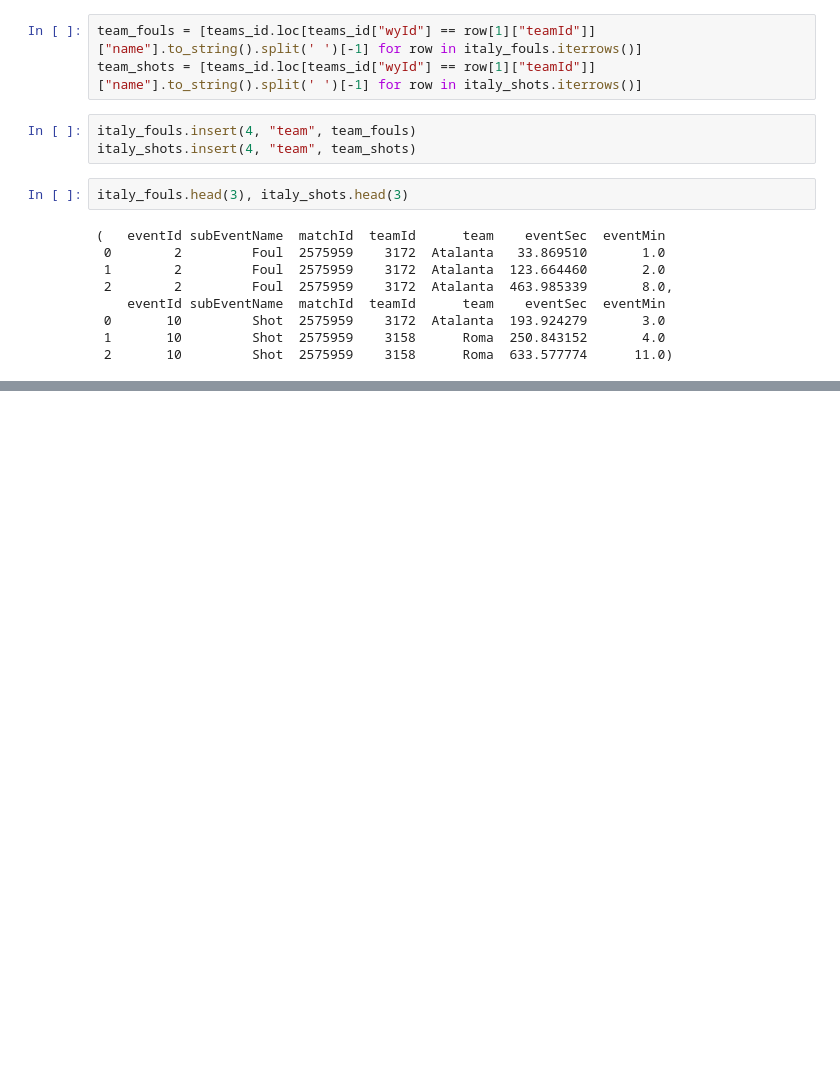
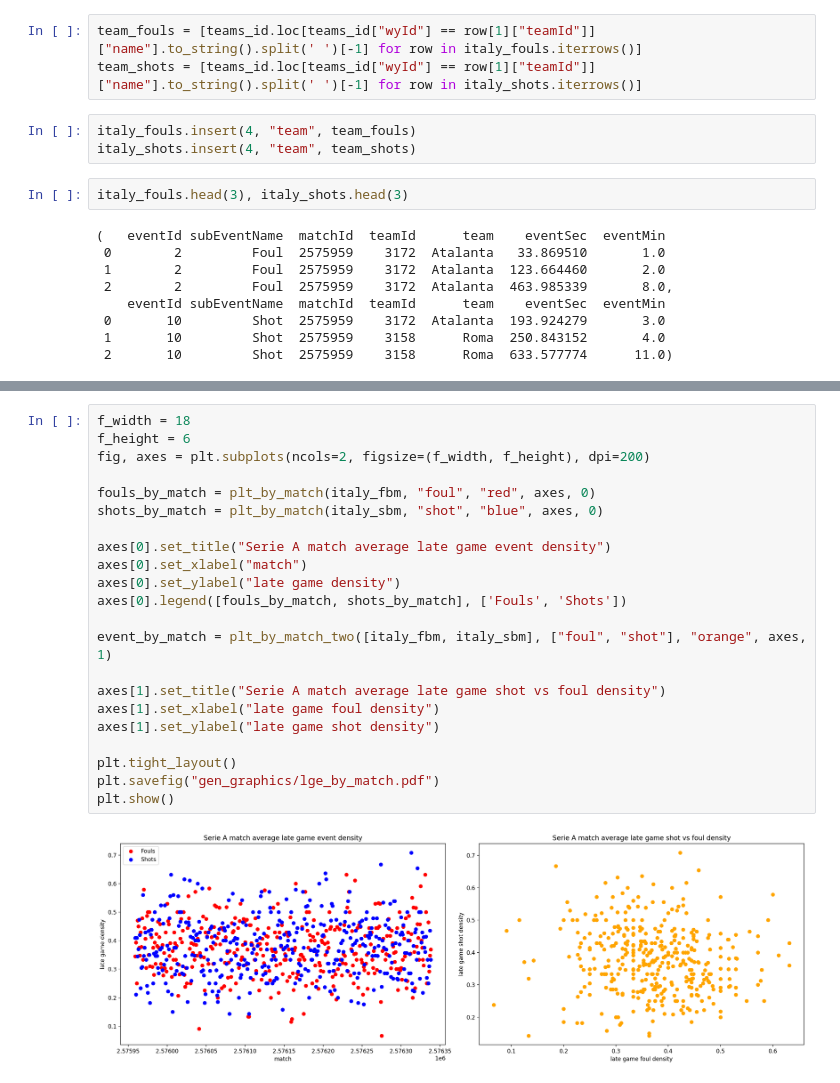
Before and after one commit to axndyg/sagb_inrto_project, a Jupyter notebook: Italy/italy_modeling.ipynb, the cells around one changed output, grey strips where cells are left out. Saved outputs shown, nothing was run; the diff lists cells and outputs as text; blank space fills up the shorter version.

```diff
--- a/Italy/italy_modeling.ipynb
+++ b/Italy/italy_modeling.ipynb
@@ -100,0 +137,24 @@ italy_fbm.columns[-1]
+# %%
+f_width = 18
+f_height = 6
+fig, axes = plt.subplots(ncols=2, figsize=(f_width, f_height), dpi=200)
+
+fouls_by_match = plt_by_match(italy_fbm, "foul", "red", axes, 0)
+shots_by_match = plt_by_match(italy_sbm, "shot", "blue", axes, 0)
+
+axes[0].set_title("Serie A match average late game event density")
+axes[0].set_xlabel("match")
+axes[0].set_ylabel("late game density")
+axes[0].legend([fouls_by_match, shots_by_match], ['Fouls', 'Shots'])
+
+event_by_match = plt_by_match_two([italy_fbm, italy_sbm], ["foul", "shot"], "orange", axes, 1)
+
+axes[1].set_title("Serie A match average late game shot vs foul density")
+axes[1].set_xlabel("late game foul density")
+axes[1].set_ylabel("late game shot density")
+
+plt.tight_layout()
+plt.savefig("gen_graphics/lge_by_match.pdf")
+plt.show()
+# %% [output]
+[figure, added]
```
Also changed, not shown: parts of 3 cells of this notebook, 2 other files.
